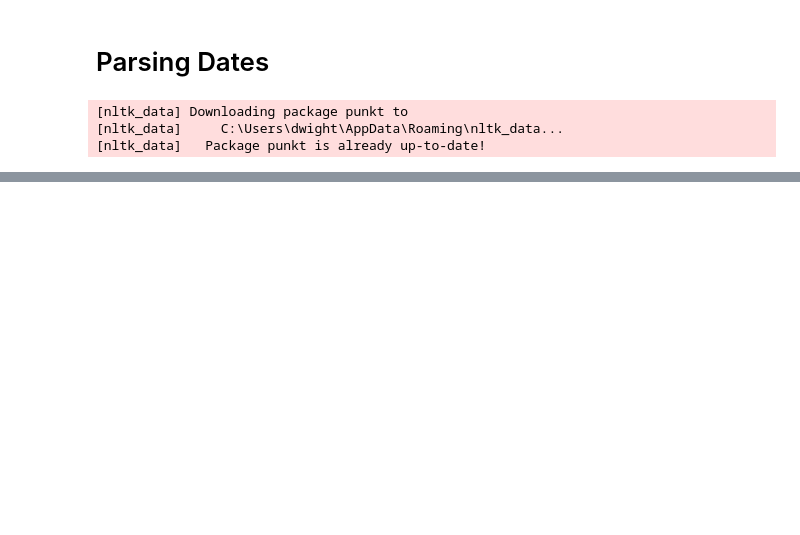
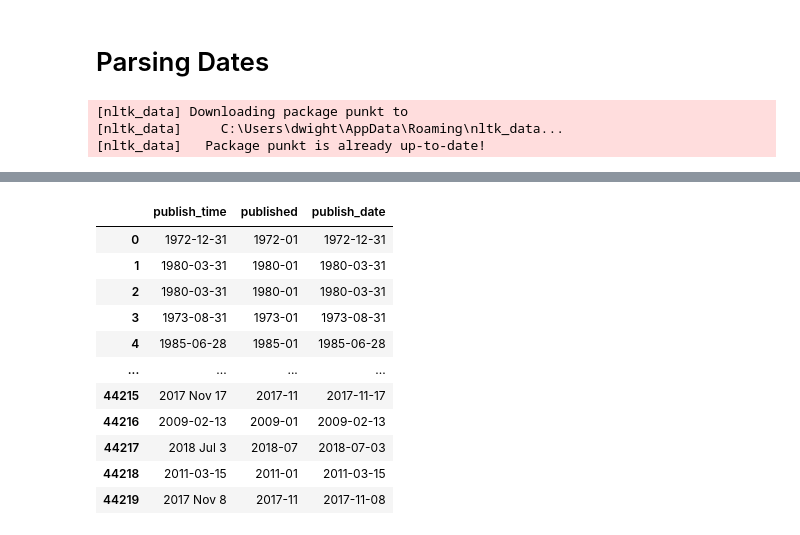
Before and after one commit to dgunning/cord19, a Jupyter notebook: parsing-dates.ipynb, the cells around one changed output, grey strips where cells are left out. Cells and saved outputs as stored; diff of their text form; code cells hidden in the pictures; blank space fills up the shorter version.

```diff
--- a/parsing-dates.ipynb
+++ b/parsing-dates.ipynb
@@ -25,0 +52,73 @@ paper
+# %%
+from functools import partial
+def format_date(date, format):
+    try:
+        return pd.to_datetime(date, format=format)
+    except ValueError:
+        if re.match(YYYY_MON_DD, date):
+            date = f'{date[:8]} 28'
+            return pd.to_datetime(date, format=format)
+        return f'ValueError'
+
+mdates = metadata[['publish_time','published']].copy().fillna('')
+
+# Fix dates that are a list e.g. ['2020-02-05', '2020-02']
+print("Fixing dates that are a list e.g. ['2020-02-05', '2020-02']")
+idx_list = mdates.publish_time.str.match("\[.*")
+mdates.loc[idx_list, 'publish_time'] = mdates.loc[idx_list] \
+                                        .publish_time.apply(lambda d: d[2:12])
+
+## Fix dates with the seasons e.g. 2014 Autumn
+print("Fixing dates with the seasons e.g. 2014 Autumn")
+idx_seasons = mdates.publish_time.str.match('.*(Spring|Summer|Fall|Autumn|Winter)')
+mdates.loc[idx_seasons, 'publish_time'] = mdates.loc[idx_seasons].publish_time \
+                                                .str.replace('Spring', 'Apr 01')\
+                                                .str.replace('Summer', 'Jul 01')\
+                                                .str.replace('Autumn', 'Oct 01')\
+                                                .str.replace('Fall', 'Oct 01')\
+                                                .str.replace('Winter', 'Dec 21')
+
+## Fix dates like 2016 Nov 9 Jan-Feb
+print("Fix dates like 2016 Nov 9 Jan-Feb")
+idx_YYYY_MON_DD_extra = mdates.publish_time.str.match('\d{4} \w{3} \d{1,2}.+$')
+mdates.loc[idx_YYYY_MON_DD_extra, 'publish_time'] = \
+    mdates.loc[idx_YYYY_MON_DD_extra].publish_time.apply(lambda d: d[:11].strip())
+
+## Fix dates like 2012 Jan-Mar
+print("Fix dates like 2012 Jan-Mar")
+idx_YYYY_MON_MON = mdates.publish_time.str.match('\d{4} \w{3}-\w{3}$')
+mdates.loc[idx_YYYY_MON_MON, 'publish_time'] = \
+    mdates.loc[idx_YYYY_MON_MON].publish_time.apply(lambda d: d[:8].strip())
+
+# Convert Dates like 2020 Apr 13
+print("Convert Dates like 2020 Apr 13")
+YYYY_MON_DD = '\d{4} \w{3} \d{1,2}$'
+idx_YYYY_MON_DD = mdates.publish_time.str.match(YYYY_MON_DD, case=False)
+## Now parse the date
+mdates.loc[idx_YYYY_MON_DD,'publish_date']  = \
+        mdates.loc[idx_YYYY_MON_DD, 'publish_time'].apply(partial(format_date, format='%Y %b %d'))
+
+# Convert Dates like 2020 Apr
+print("Convert Dates like 2020 Apr")
+YYYY_MON = '\d{4} \w{3}$'
+idx_YYYY_MON = mdates.publish_time.str.match(YYYY_MON, case=False)
+mdates.loc[idx_YYYY_MON,'publish_date']  = \
+        mdates.loc[idx_YYYY_MON, 'publish_time'].apply(partial(format_date, format='%Y %b'))
+
+# Convert Dates like 2020
+print("Convert Dates like 2020")
+YYYY = '\d{4}$'
+idx_YYYY = mdates.publish_time.str.match(YYYY, case=False)
+mdates.loc[idx_YYYY,'publish_date']  = \
+        mdates.loc[idx_YYYY, 'publish_time'].apply(partial(format_date, format='%Y'))
+
+# Convert Dates like 2020-01-21
+print("Convert Dates like 2020-01-21")
+YYYY_MM_DD = '\d{4}\-\d{2}\-\d{2}$'
+idx_YYYY_MM_DD  = mdates.publish_time.str.match(YYYY_MM_DD, case=False)
+mdates.loc[idx_YYYY_MM_DD,'publish_date']  = \
+        mdates.loc[idx_YYYY_MM_DD, 'publish_time'].apply(partial(format_date, format='%Y-%m-%d'))
+
+value_error = mdates.publish_date =='ValueError'
+mdates
+# %% [output]
@@ -25,0 +133,12 @@ paper
+|  | publish_time | published | publish_date |
+| 0 | 1972-12-31 | 1972-01 | 1972-12-31 |
+| 1 | 1980-03-31 | 1980-01 | 1980-03-31 |
+| 2 | 1980-03-31 | 1980-01 | 1980-03-31 |
+| 3 | 1973-08-31 | 1973-01 | 1973-08-31 |
+| 4 | 1985-06-28 | 1985-01 | 1985-06-28 |
+| ... | ... | ... | ... |
+| 44215 | 2017 Nov 17 | 2017-11 | 2017-11-17 |
+| 44216 | 2009-02-13 | 2009-01 | 2009-02-13 |
+| 44217 | 2018 Jul 3 | 2018-07 | 2018-07-03 |
+| 44218 | 2011-03-15 | 2011-01 | 2011-03-15 |
+| 44219 | 2017 Nov 8 | 2017-11 | 2017-11-08 |
```
Also changed, not shown: parts of 12 cells of this notebook, 4 other files.
